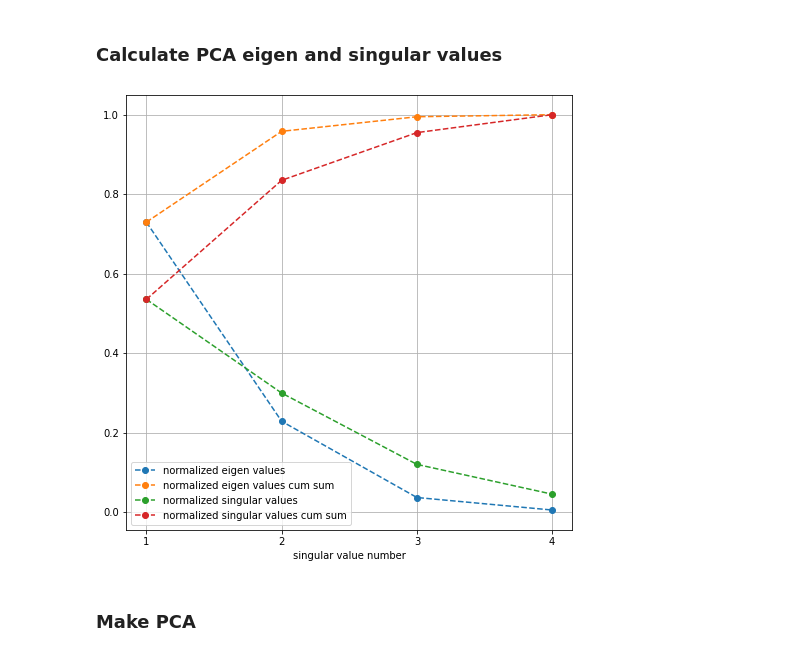
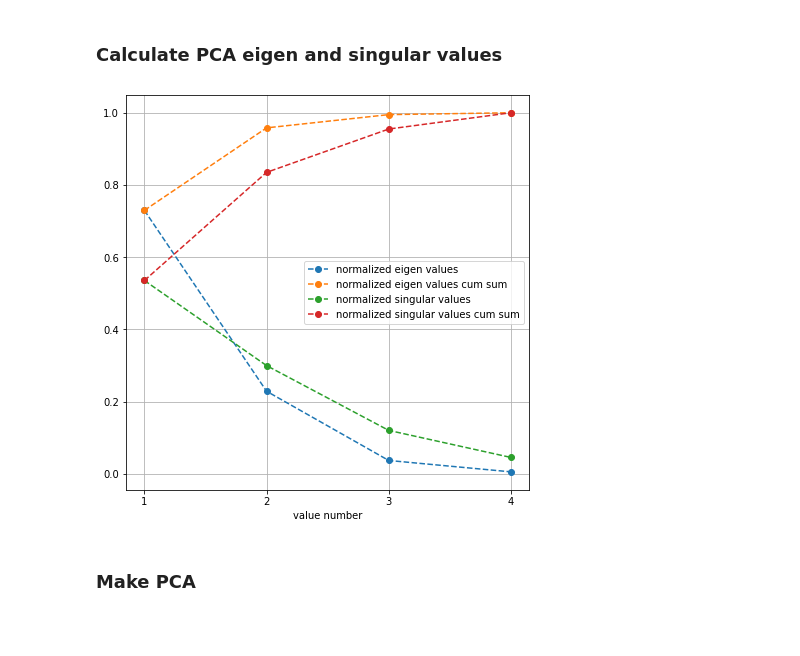
Before and after one commit to telis5/geekbrains_data_algorithms, a Jupyter notebook: lesson_8/problem_1.ipynb, the cells around one changed output. Saved outputs shown, nothing was run; the diff lists cells and outputs as text; code cells hidden in the pictures; blank space fills up the shorter version.

```diff
--- a/lesson_8/problem_1.ipynb
+++ b/lesson_8/problem_1.ipynb
@@ -32,45 +44,41 @@ scatter(X, y, ncols=3, figsize=(4, 4))
 # %%
 eigens = [_[0] for _ in pca_eigens(X)]
 normalized_eigens = [_ / sum(eigens) for _ in eigens]
 cumsum_eigens = np.cumsum(normalized_eigens)
 
 singulars = [_[0] for _ in pca_singulars(X)]
 normalized_singulars = [_ / sum(singulars) for _ in singulars]
 cumsum_singulars = np.cumsum(normalized_singulars)
+
+value_numbers = range(1, len(eigens) + 1)
+plot_data = {
+    'normalized eigen values': normalized_eigens,
+    'normalized eigen values cum sum': cumsum_eigens,
+    'normalized singular values': normalized_singulars,
+    'normalized singular values cum sum': cumsum_singulars
+}
+
+_, axis = plt.subplots(
+    figsize=(6, 6),
+    constrained_layout=True
+)
+
+for label, values in plot_data.items():
+    axis.plot(
+        value_numbers, values,
+        'o--', label=label
+    )
+
+axis.set(
+    xticks=value_numbers,
+    xlabel='value number'
+)
+axis.grid()
+axis.legend()
+
+plt.show()
+# %% [output]
+[figure, added]
-# %%
-value_numbers = range(1, len(eigens) + 1)
-
-_, axis = plt.subplots(figsize=(8, 8))
-
-axis.plot(
-    value_numbers, normalized_eigens,
-    'o--', label='normalized eigen values'
-)
-
-axis.plot(
-    value_numbers, cumsum_eigens,
-    'o--', label='normalized eigen values cum sum'
-)
-axis.plot(
-    value_numbers, normalized_singulars,
-    'o--', label='normalized singular values'
-)
-
-axis.plot(
-    value_numbers, cumsum_singulars,
-    'o--', label='normalized singular values cum sum'
-)
-
-axis.set(
-    xticks=value_numbers,
-    xlabel='singular value number'
-)
-axis.grid()
-axis.legend()
-
-plt.show()
-# %% [output]
-[figure, removed]
 # %% [markdown]
 ### Make PCA
 # %%
```
Also changed, not shown: parts of 8 cells of this notebook.
